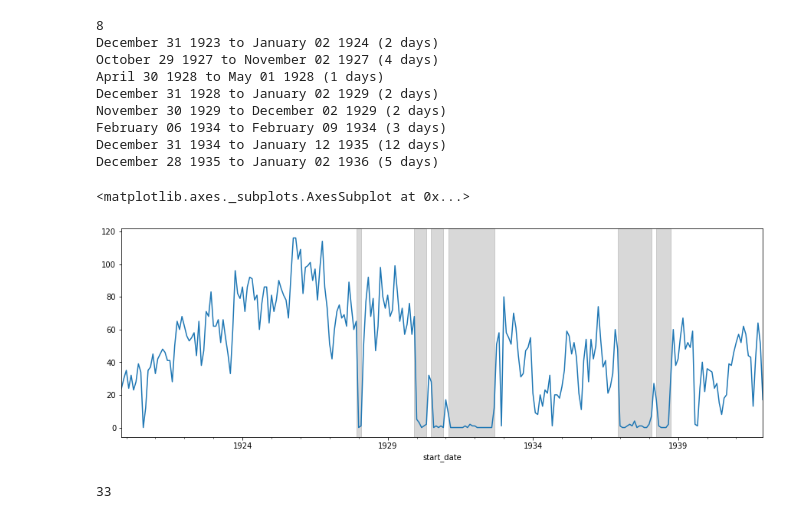
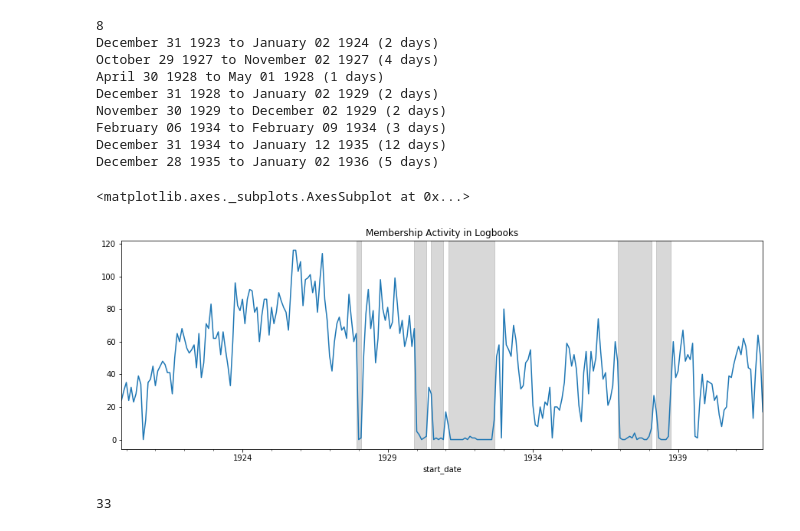
Before and after one commit to kmcelwee/sco-missing-data, a Jupyter notebook: membership-activity.ipynb, the cells around one changed output. Saved outputs shown, nothing was run; the diff lists cells and outputs as text; code cells hidden in the pictures.

Commit message:
Update wording from subscription -> membership activity, closes #10, closes #7

```diff
--- a/membership-activity.ipynb
+++ b/membership-activity.ipynb
@@ -123,8 +119,9 @@ def add_logbook_vspans(ax, df_g):
 # %%
 monthly_count = df.groupby([pd.Grouper(key='start_date', freq='M')])['event_type'].count()
 ax = monthly_count.plot(figsize=(15, 5))
+ax.set_title('Membership Activity in Logbooks')
 add_logbook_vspans(ax, monthly_count)
 # %% [output]
 <matplotlib.axes._subplots.AxesSubplot at 0x...>
-[figure, old version]
+[figure, new version]
 # %%
```
Also changed, not shown: parts of 15 cells of this notebook, 1 other file.
